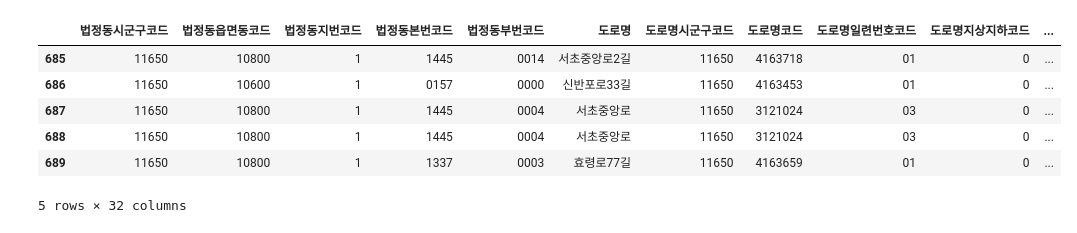
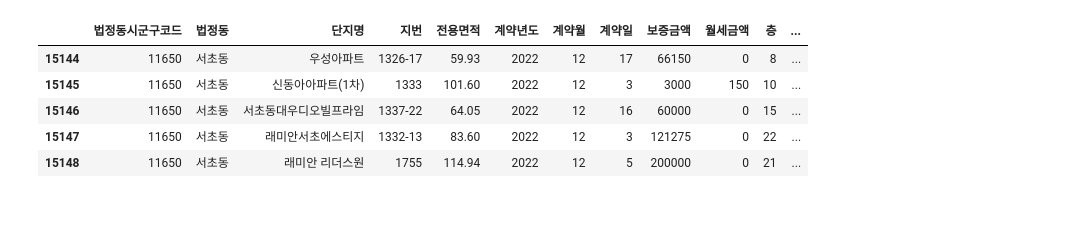
Before and after one commit to bongkyunSON/real_estate_valuation_model, a Jupyter notebook: PUBLIC_DATA.ipynb, the cells around one changed output. Saved outputs shown, nothing was run; the diff lists cells and outputs as text; code cells hidden in the pictures.

```diff
--- a/PUBLIC_DATA.ipynb
+++ b/PUBLIC_DATA.ipynb
@@ -1,35 +156,26 @@
 # %%
-import os
-from PublicDataReader import TransactionPrice
-
-service_key = os.getenv("PUBLIC_DATA_HUB")
-
-
-api = TransactionPrice(service_key)
-
 # 단일 월 조회
 df = api.get_data(
     property_type="아파트",
-    trade_type="매매",
+    trade_type="전월세",
     sigungu_code="11650",
     year_month="202212",
 )
 
 # 기간 내 조회
 df = api.get_data(
     property_type="아파트",
-    trade_type="매매",
+    trade_type="전월세",
     sigungu_code="11650",
     start_year_month="202201",
     end_year_month="202212",
 )
 
 df.tail()
 # %% [output]
-|  | 법정동시군구코드 | 법정동읍면동코드 | 법정동지번코드 | 법정동본번코드 | 법정동부번코드 | 도로명 | 도로명시군구코드 | 도로명코드 | 도로명일련번호코드 | 도로명지상지하코드 | ... |
-| 685 | 11650 | 10800 | 1 | 1445 | 0014 | 서초중앙로2길 | 11650 | 4163718 | 01 | 0 | ... |
-| 686 | 11650 | 10600 | 1 | 0157 | 0000 | 신반포로33길 | 11650 | 4163453 | 01 | 0 | ... |
-| 687 | 11650 | 10800 | 1 | 1445 | 0004 | 서초중앙로 | 11650 | 3121024 | 03 | 0 | ... |
-| 688 | 11650 | 10800 | 1 | 1445 | 0004 | 서초중앙로 | 11650 | 3121024 | 03 | 0 | ... |
-| 689 | 11650 | 10800 | 1 | 1337 | 0003 | 효령로77길 | 11650 | 4163659 | 01 | 0 | ... |
+|  | 법정동시군구코드 | 법정동 | 단지명 | 지번 | 전용면적 | 계약년도 | 계약월 | 계약일 | 보증금액 | 월세금액 | 층 | ... |
+| 15144 | 11650 | 서초동 | 우성아파트 | 1326-17 | 59.93 | 2022 | 12 | 17 | 66150 | 0 | 8 | ... |
+| 15145 | 11650 | 서초동 | 신동아아파트(1차) | 1333 | 101.60 | 2022 | 12 | 3 | 3000 | 150 | 10 | ... |
+| 15146 | 11650 | 서초동 | 서초동대우디오빌프라임 | 1337-22 | 64.05 | 2022 | 12 | 16 | 60000 | 0 | 15 | ... |
+| 15147 | 11650 | 서초동 | 래미안서초에스티지 | 1332-13 | 83.60 | 2022 | 12 | 3 | 121275 | 0 | 22 | ... |
+| 15148 | 11650 | 서초동 | 래미안 리더스원 | 1755 | 114.94 | 2022 | 12 | 5 | 200000 | 0 | 21 | ... |
-5 rows × 32 columns
```
Also changed, not shown: parts of 26 cells of this notebook, 2 other files.
